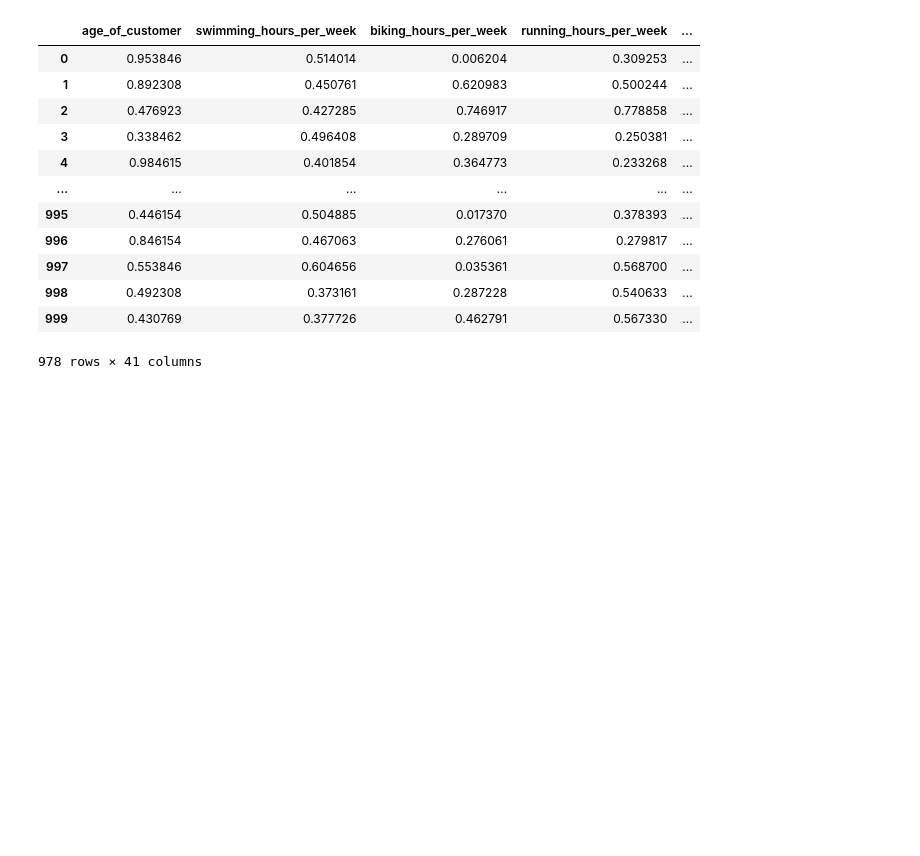
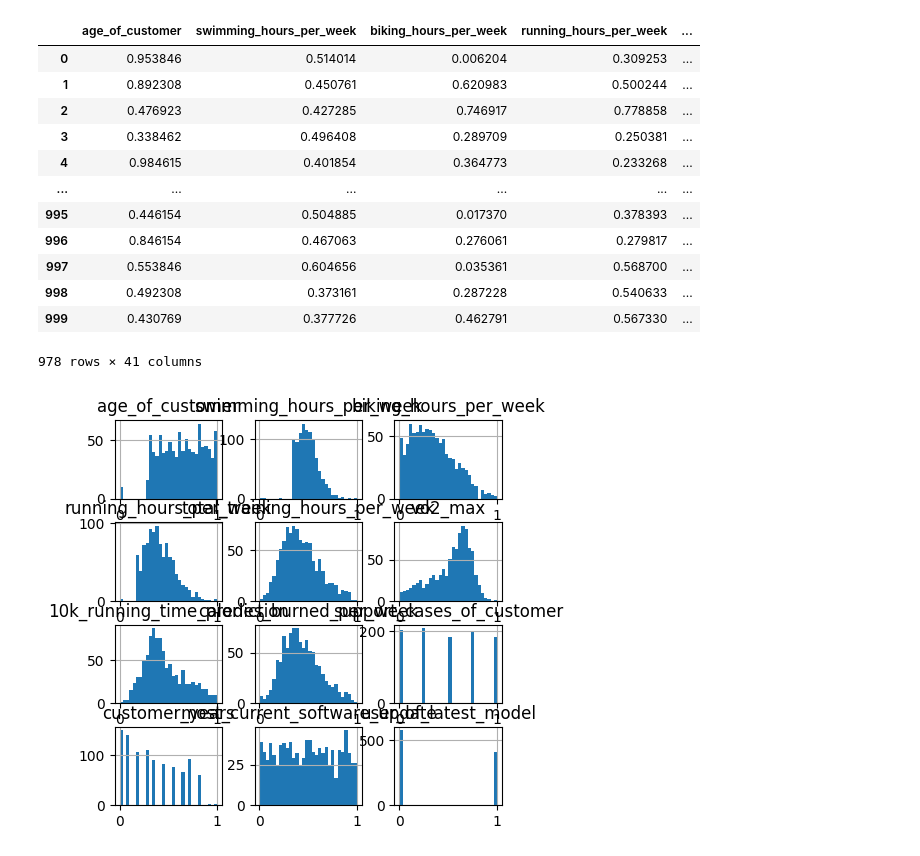
Before and after one commit to john2408/project_intro_ai, a Jupyter notebook: notebooks/Samuel/Task 2 Preprocessing.ipynb, the cells around one changed output. Cells and saved outputs as stored; diff of their text form; code cells hidden in the pictures; blank space fills up the shorter version.

Commit message:
quantile distribution draft

```diff
--- a/notebooks/Samuel/Task 2 Preprocessing.ipynb
+++ b/notebooks/Samuel/Task 2 Preprocessing.ipynb
@@ -279,3 +279,9 @@ df_normalized
 | 998 | 0.492308 | 0.373161 | 0.287228 | 0.540633 | ... |
 | 999 | 0.430769 | 0.377726 | 0.462791 | 0.567330 | ... |
 978 rows × 41 columns
+# %%
+# Showing the distribution of the numerical data with histograms
+%matplotlib inline
+hist = df_normalized[numeric].hist(bins=30,figsize=(10, 10))
+# %% [output]
+[figure, added]
```
Also changed, not shown: parts of 1 cell of this notebook.
